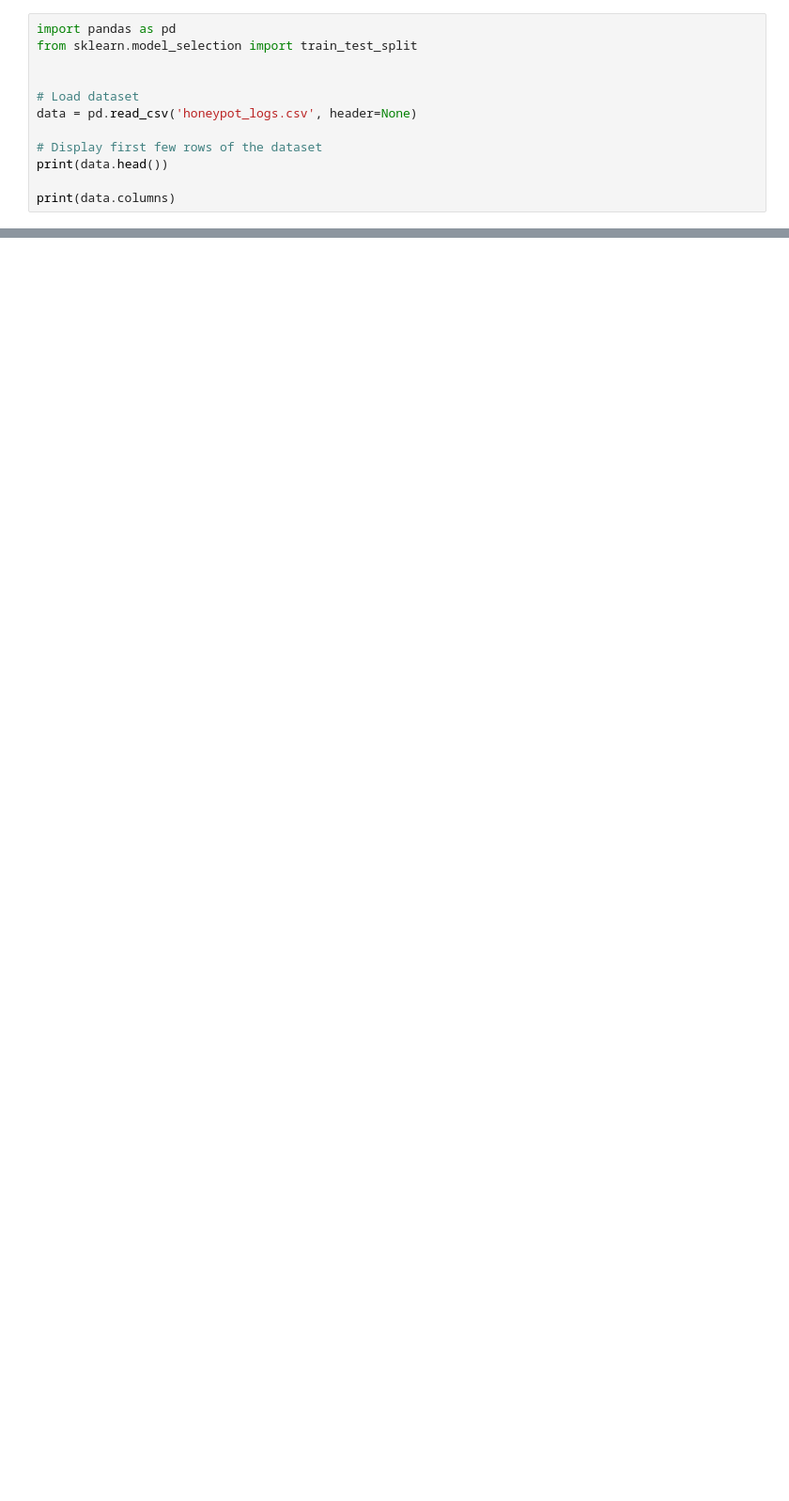
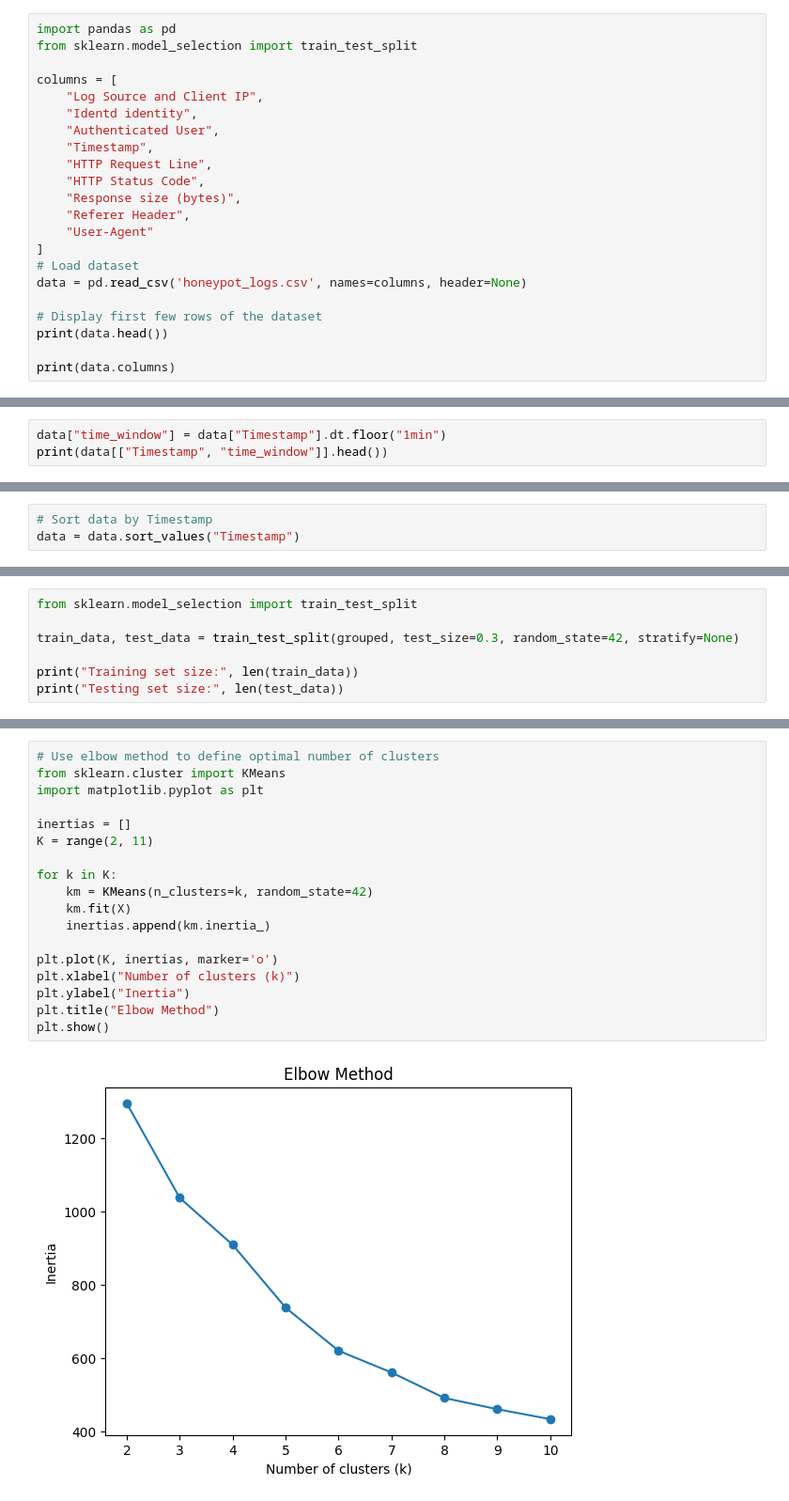
Before and after one commit to G-cae78/ProtectTheHoney, a Jupyter notebook: Machine Learning/model_training.ipynb, the cells around one changed output, grey strips where cells are left out. Shown at 94% size. Cells and saved outputs as stored; diff of their text form; blank space fills up the shorter version.

```diff
--- a/Machine Learning/model_training.ipynb
+++ b/Machine Learning/model_training.ipynb
@@ -23,9 +24,19 @@ Successfully installed joblib-1.5.3 scikit-learn-1.8.0 scipy-1.17.0 threadpoolct
 import pandas as pd
 from sklearn.model_selection import train_test_split
 
-
+columns = [
+    "Log Source and Client IP",
+    "Identd identity",
+    "Authenticated User",
+    "Timestamp",
+    "HTTP Request Line",
+    "HTTP Status Code",
+    "Response size (bytes)",
+    "Referer Header",
+    "User-Agent"
+]
 # Load dataset
-data = pd.read_csv('honeypot_logs.csv', header=None)
+data = pd.read_csv('honeypot_logs.csv', names=columns, header=None)
 
 # Display first few rows of the dataset
 print(data.head())
@@ -51,0 +87,3 @@ Index([0, 1, 2, 3, 4, 5, 6, 7, 8], dtype='int64')
+# %%
+data["time_window"] = data["Timestamp"].dt.floor("1min")
+print(data[["Timestamp", "time_window"]].head())
@@ -51,0 +97,3 @@ Index([0, 1, 2, 3, 4, 5, 6, 7, 8], dtype='int64')
+# %%
+# Sort data by Timestamp
+data = data.sort_values("Timestamp")
@@ -51,0 +174,7 @@ Index([0, 1, 2, 3, 4, 5, 6, 7, 8], dtype='int64')
+# %%
+from sklearn.model_selection import train_test_split
+
+train_data, test_data = train_test_split(grouped, test_size=0.3, random_state=42, stratify=None)
+
+print("Training set size:", len(train_data))
+print("Testing set size:", len(test_data))
@@ -51,0 +220,20 @@ Index([0, 1, 2, 3, 4, 5, 6, 7, 8], dtype='int64')
+# %%
+# Use elbow method to define optimal number of clusters
+from sklearn.cluster import KMeans
+import matplotlib.pyplot as plt
+
+inertias = []
+K = range(2, 11)
+
+for k in K:
+    km = KMeans(n_clusters=k, random_state=42)
+    km.fit(X)
+    inertias.append(km.inertia_)
+
+plt.plot(K, inertias, marker='o')
+plt.xlabel("Number of clusters (k)")
+plt.ylabel("Inertia")
+plt.title("Elbow Method")
+plt.show()
+# %% [output]
+[figure, added]
```
Also changed, not shown: parts of 11 cells of this notebook, 4 other files.
